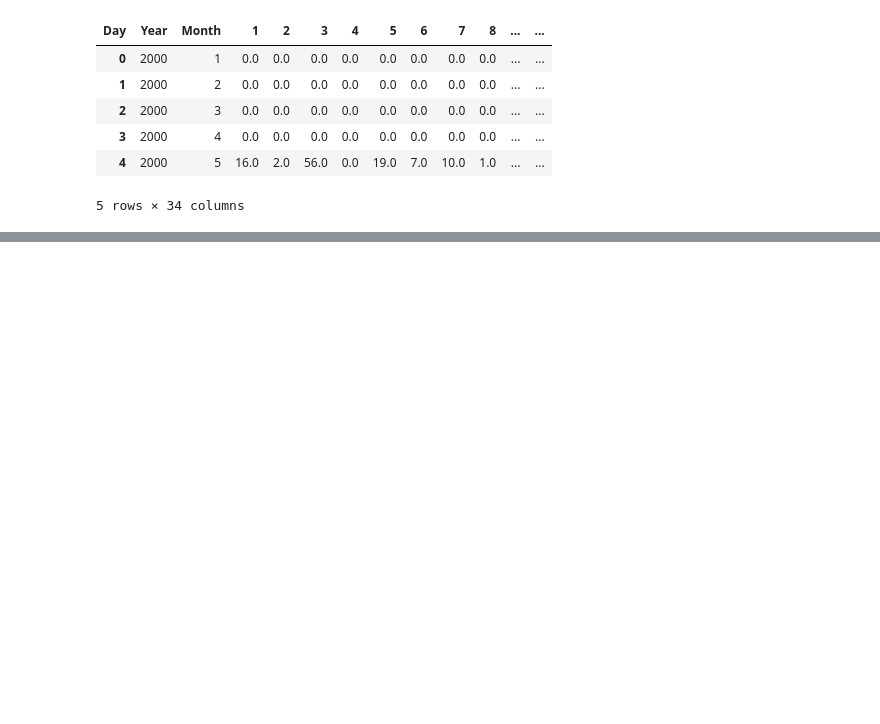
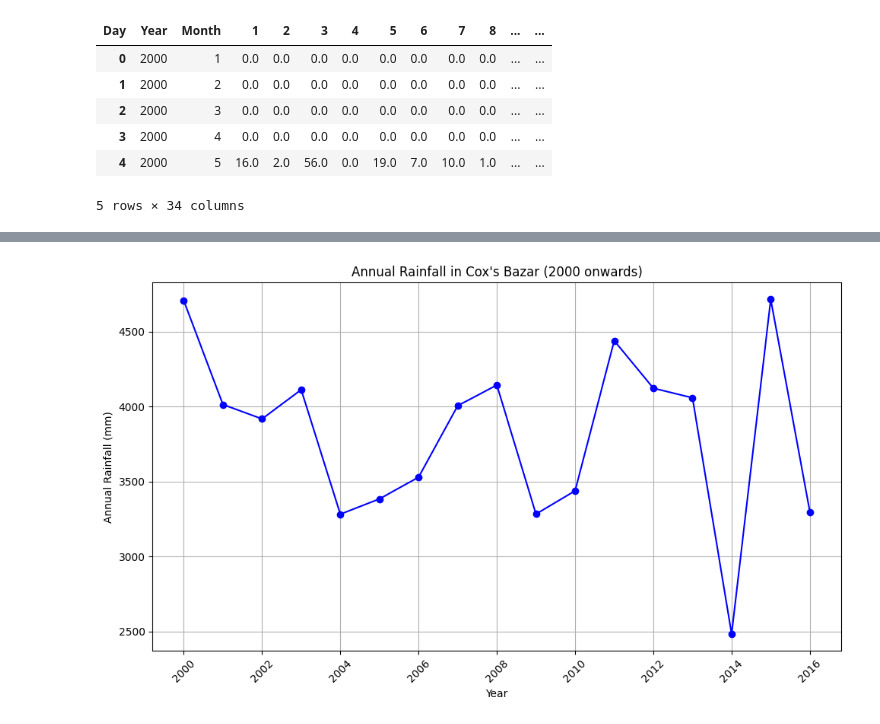
Before and after one commit to Jerric1801/cox-analysis, a Jupyter notebook: flood-analysis/analysis.ipynb, the cells around one changed output, grey strips where cells are left out. Saved outputs shown, nothing was run; the diff lists cells and outputs as text; code cells hidden in the pictures; blank space fills up the shorter version.

Commit message:
annual rainfall

```diff
--- a/flood-analysis/analysis.ipynb
+++ b/flood-analysis/analysis.ipynb
@@ -93,0 +123,21 @@ Day  Year  Month     1     2     3     4     5     6     7    8  ...   23  \
+# %%
+import pandas as pd
+import matplotlib.pyplot as plt
+
+# Load the annual rainfall data
+annual_rainfall_df = pd.read_csv('data/annual_rainfall_from2000.csv')
+
+# Plot the data
+plt.figure(figsize=(10, 6))
+plt.plot(annual_rainfall_df['Year'], annual_rainfall_df['AnnualRainfall'], marker='o', linestyle='-', color='b')
+plt.title('Annual Rainfall in Cox\'s Bazar (2000 onwards)')
+plt.xlabel('Year')
+plt.ylabel('Annual Rainfall (mm)')
+plt.grid(True)
+plt.xticks(rotation=45)
+plt.tight_layout()
+
+# Display the plot
+plt.show()
+# %% [output]
+[figure, added]
```
Also changed, not shown: parts of 3 cells of this notebook, 2 other files.
